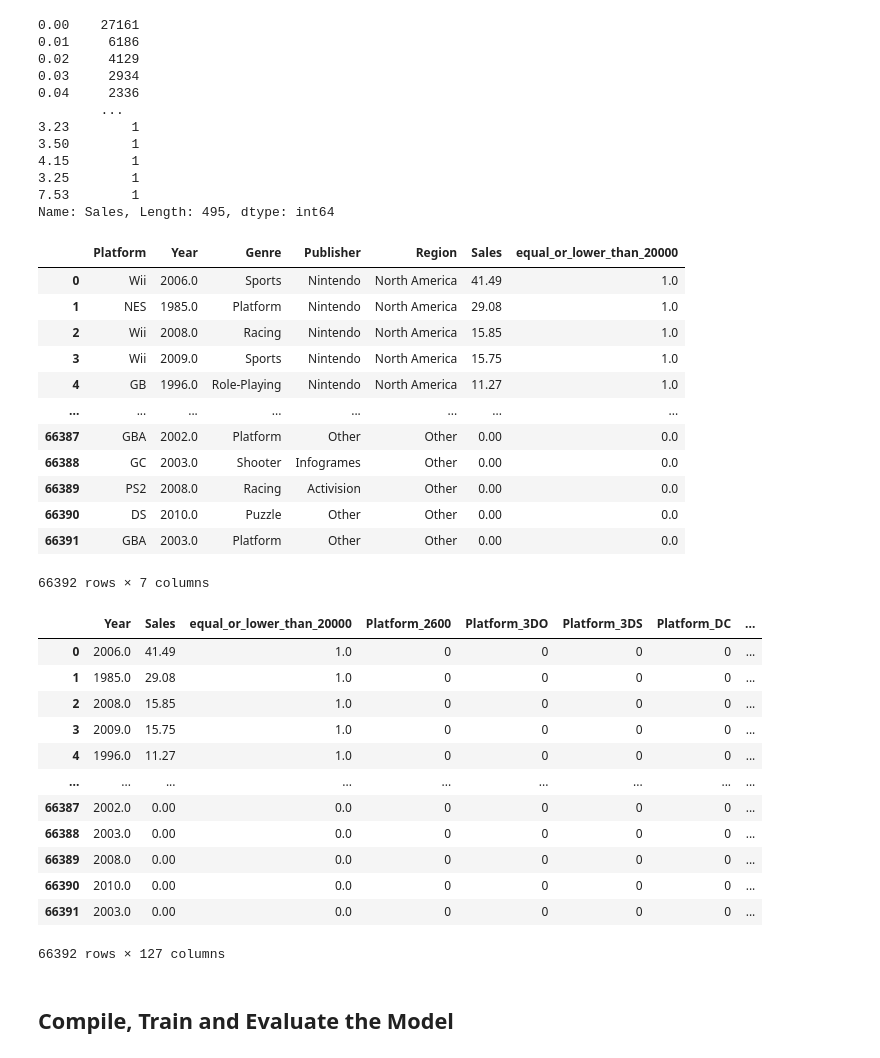
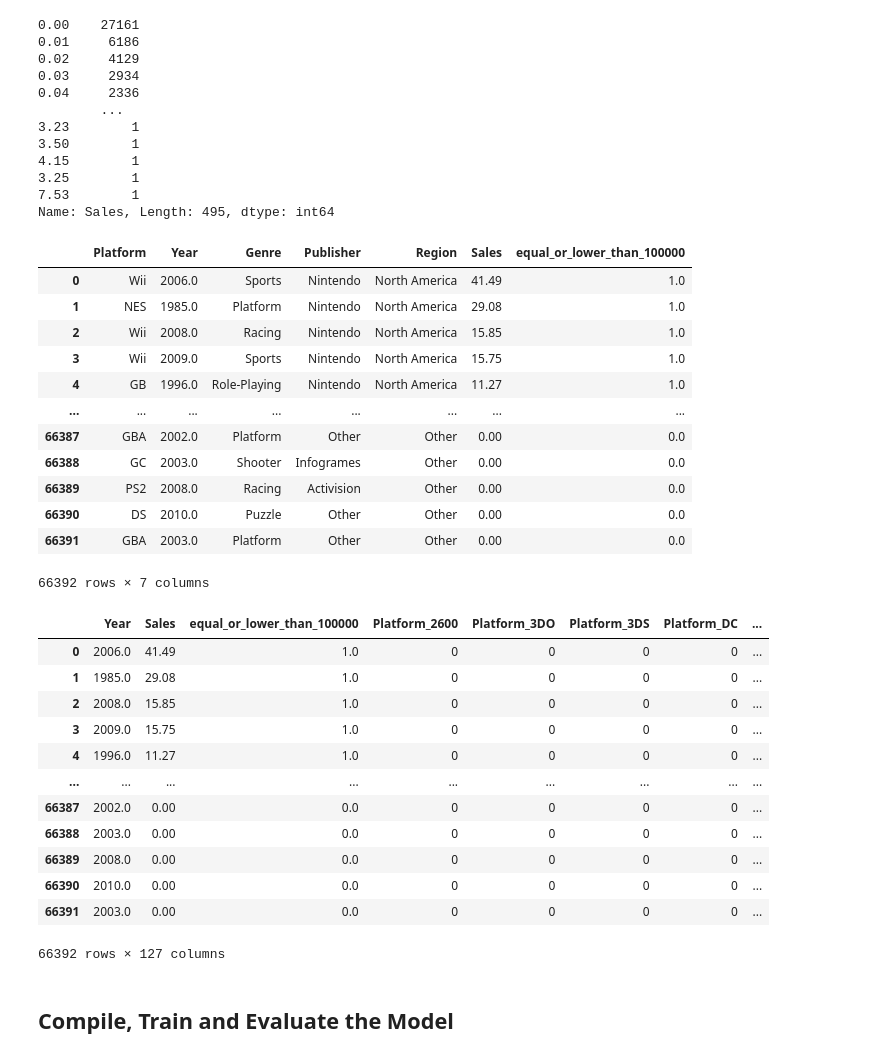
Before and after one commit to lansotto/project4, a Jupyter notebook: VideoGame_Optimization_3rd.ipynb, the cells around one changed output. Saved outputs shown, nothing was run; the diff lists cells and outputs as text; code cells hidden in the pictures.

```diff
--- a/VideoGame_Optimization_3rd.ipynb
+++ b/VideoGame_Optimization_3rd.ipynb
@@ -157,11 +148,11 @@ sales_val_counts
 Name: Sales, Length: 495, dtype: int64
 # %%
 # New column that identifies if a game sales is greater than $50 000 in a given region
-videogame_df_unpivoted.loc[videogame_df_unpivoted['Sales'] <= 0.02, 'equal_or_lower_than_20000'] = 0
-videogame_df_unpivoted.loc[videogame_df_unpivoted['Sales'] > 0.02, 'equal_or_lower_than_20000'] = 1
+videogame_df_unpivoted.loc[videogame_df_unpivoted['Sales'] <= 0.1, 'equal_or_lower_than_100000'] = 0
+videogame_df_unpivoted.loc[videogame_df_unpivoted['Sales'] > 0.1, 'equal_or_lower_than_100000'] = 1
 videogame_df_unpivoted
 # %% [output]
-|  | Platform | Year | Genre | Publisher | Region | Sales | equal_or_lower_than_20000 |
+|  | Platform | Year | Genre | Publisher | Region | Sales | equal_or_lower_than_100000 |
 | 0 | Wii | 2006.0 | Sports | Nintendo | North America | 41.49 | 1.0 |
 | 1 | NES | 1985.0 | Platform | Nintendo | North America | 29.08 | 1.0 |
 | 2 | Wii | 2008.0 | Racing | Nintendo | North America | 15.85 | 1.0 |
@@ -179,7 +170,7 @@ videogame_df_unpivoted
 final_videogame_df = pd.get_dummies(videogame_df_unpivoted)
 final_videogame_df
 # %% [output]
-|  | Year | Sales | equal_or_lower_than_20000 | Platform_2600 | Platform_3DO | Platform_3DS | Platform_DC | ... |
+|  | Year | Sales | equal_or_lower_than_100000 | Platform_2600 | Platform_3DO | Platform_3DS | Platform_DC | ... |
 | 0 | 2006.0 | 41.49 | 1.0 | 0 | 0 | 0 | 0 | ... |
 | 1 | 1985.0 | 29.08 | 1.0 | 0 | 0 | 0 | 0 | ... |
 | 2 | 2008.0 | 15.85 | 1.0 | 0 | 0 | 0 | 0 | ... |
```
Also changed, not shown: parts of 7 cells of this notebook.
